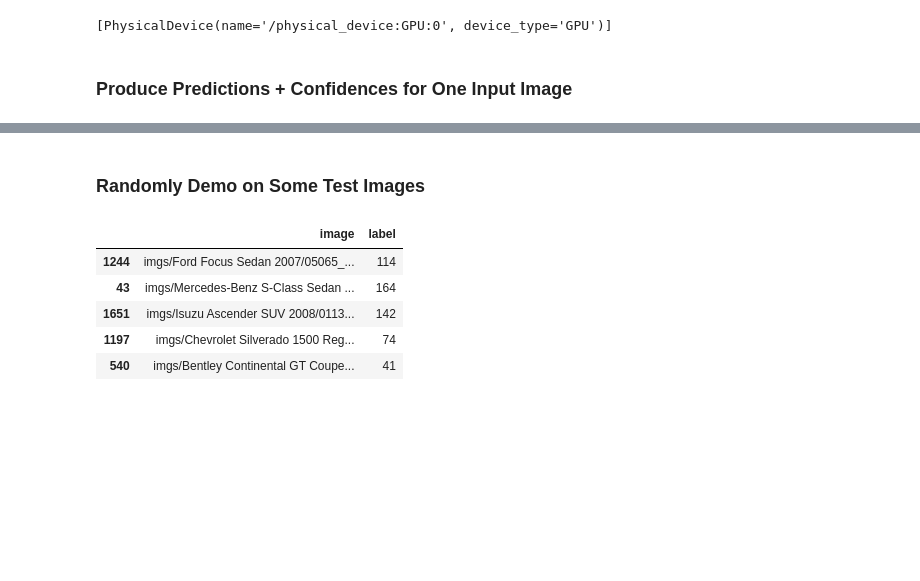
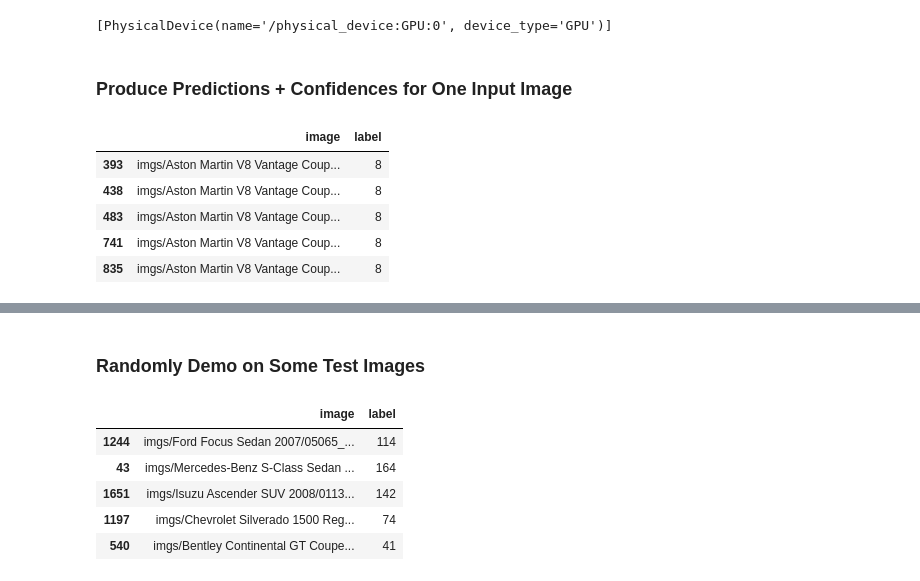
Before and after one commit to lltthe/HCMUS.CS_Master.AML.VehicleIdentification, a Jupyter notebook: Group11-20C11053-Code.ipynb, the cells around one changed output, grey strips where cells are left out. Drawn from its saved outputs; the diff is of its cells as text; code cells hidden in the pictures; blank space fills up the shorter version.

```diff
--- a/Group11-20C11053-Code.ipynb
+++ b/Group11-20C11053-Code.ipynb
@@ -893,3 +893,18 @@ def process(imgPath, trueLabelCode, verbose = 0):
     if verbose != 0:
         plt.show()
     return res
+# %%
+import pandas as pd
+
+code = 8
+
+testdf = pd.read_csv('./data/test.csv')
+chosendf = testdf[testdf['label'] == code]
+chosendf.head()
+# %% [output]
+|  | image | label |
+| 393 | imgs/Aston Martin V8 Vantage Coup... | 8 |
+| 438 | imgs/Aston Martin V8 Vantage Coup... | 8 |
+| 483 | imgs/Aston Martin V8 Vantage Coup... | 8 |
+| 741 | imgs/Aston Martin V8 Vantage Coup... | 8 |
+| 835 | imgs/Aston Martin V8 Vantage Coup... | 8 |
```
Also changed, not shown: parts of 2 cells of this notebook, 2 other files.
